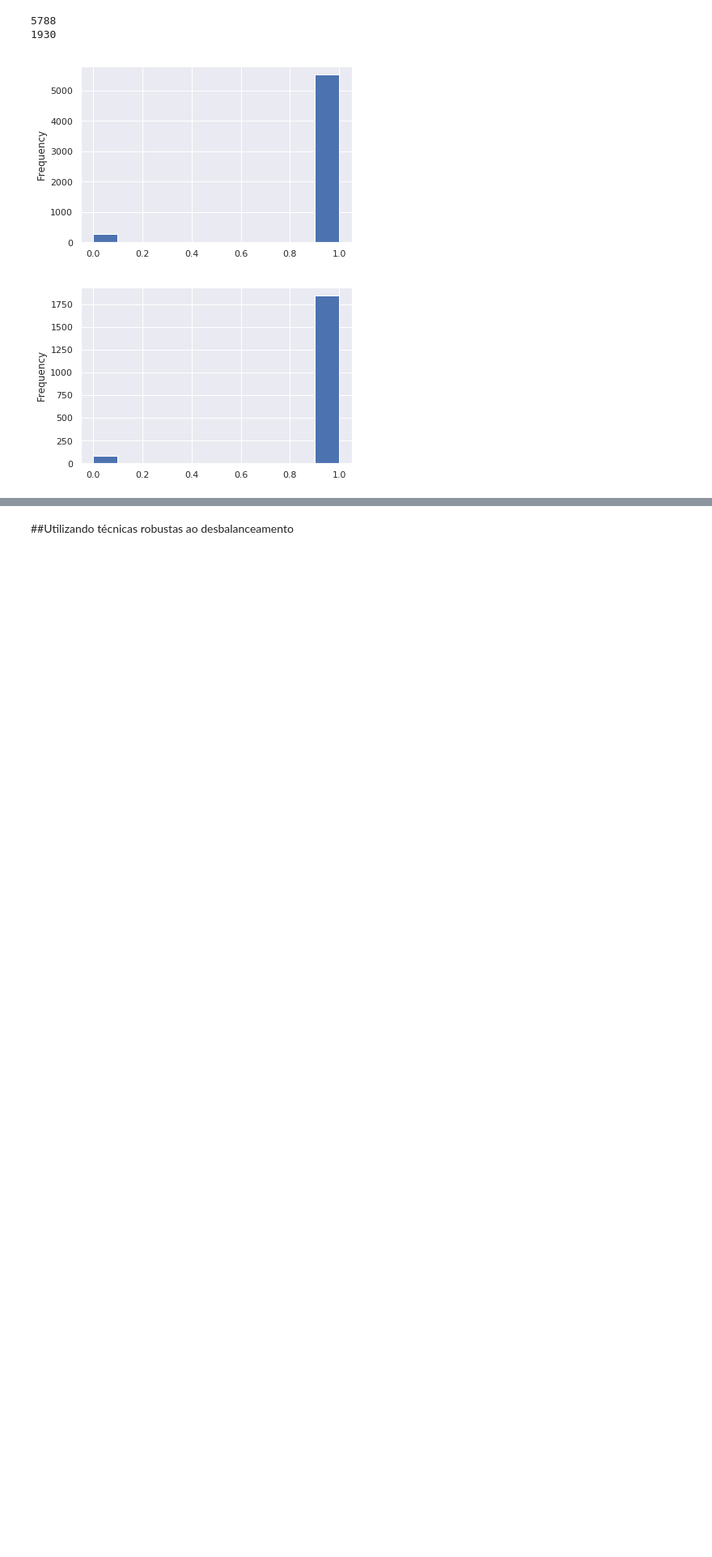
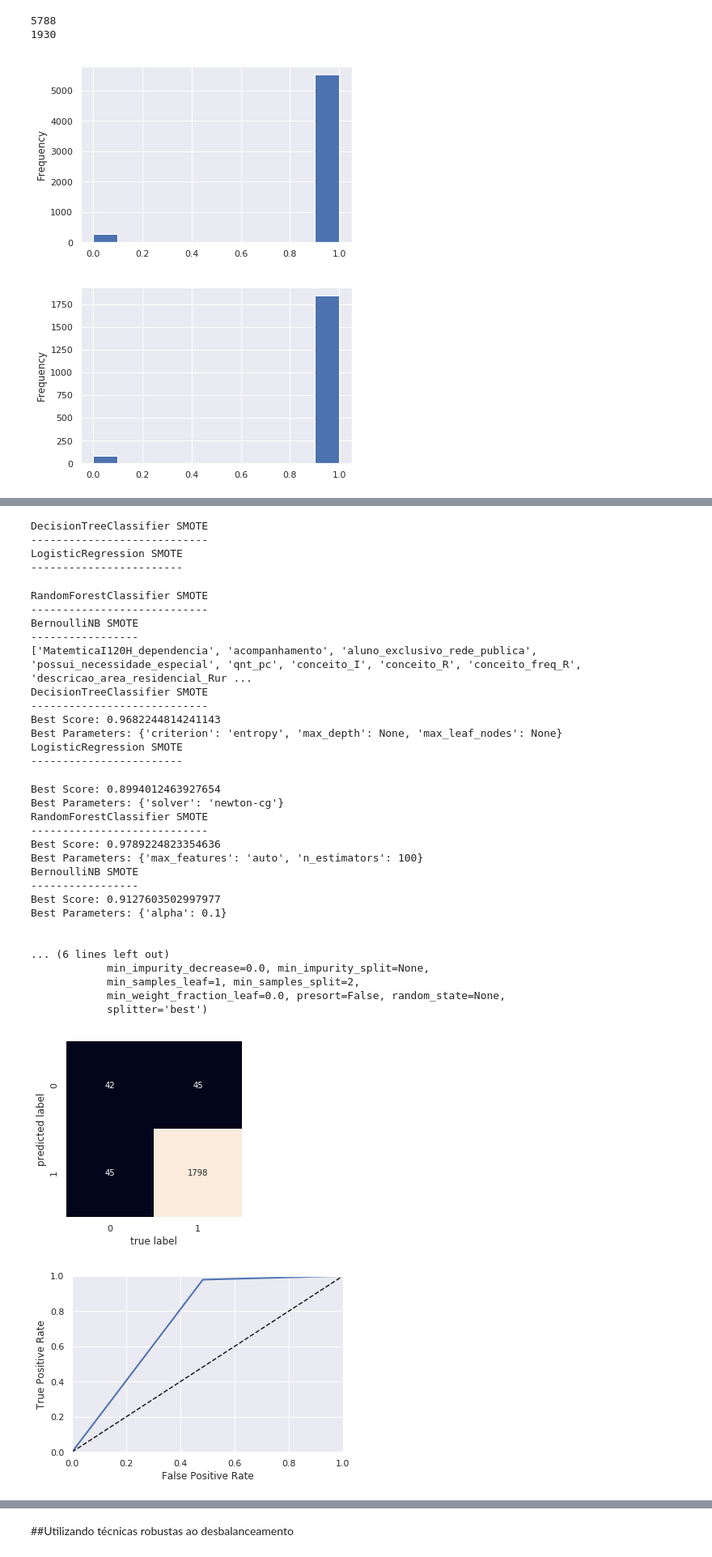
Before and after one commit to tmedeirosb/modelo_ifrn_integrado, a Jupyter notebook: PAPER_EXPERT_2.ipynb, the cells around one changed output, grey strips where cells are left out. Shown at 81% size. Cells and saved outputs as stored; diff of their text form; code cells hidden in the pictures; blank space fills up the shorter version.

```diff
--- a/PAPER_EXPERT_2.ipynb
+++ b/PAPER_EXPERT_2.ipynb
@@ -582,10 +612,0 @@ Best Parameters: {'alpha': 0.5}
-# %%
-#modelo sem balanceamento e com todos os atributos
-models_sem = make_list_model()
-
-#seleciona o melhor modelo
-select_model_tun(Xtrain, Xtest, ytrain, ytest, models_sem)
-
-#avaliacao dos modelos
-results = pd.DataFrame({'name' : [], 'precision' : [], 'recall' : [], 'f1' : [], 'auc' : [], 'g-mean' : [], 'std g-mean' : []})
-evaluating_models(models_sem, Xtest, ytest, results)
@@ -683,0 +613,61 @@ G-mean
+# %%
+#SELECIONA OS MELHORES ATRIBUTOS PARA O SMOTE SAMPLE
+models_smote = make_list_model("SMOTE")
+
+#balanceamento de dados
+rsm = SMOTE(random_state=42)
+X_smote, y_smote = rsm.fit_resample(Xtrain, ytrain)
+
+#mantem em formato de dataframe
+X_smote = pd.DataFrame(X_smote)
+X_smote.columns = Xtrain.columns
+
+#seleciona os melhores atributos
+select_attr(models_smote, X_smote, y_smote, Xtrain.columns)
+
+#ranking dos melhores atributos
+sorted_smote = show_ranking_attr(models_smote)
+
+#selecionando os melhores atributos
+select_best_attr_comite(sorted_smote, models_smote)
+
+#treina o modelo com os melhores atributos
+select_model_tun(X_smote, Xtest, y_smote, ytest, models_smote)
+
+#avalia os modelos
+results = evaluating_models(models_smote, Xtest, ytest, results)
+# %% [output]
+DecisionTreeClassifier SMOTE
+----------------------------
+LogisticRegression SMOTE
+------------------------
+RandomForestClassifier SMOTE
+----------------------------
+BernoulliNB SMOTE
+-----------------
+['MatemticaI120H_dependencia', 'acompanhamento', 'aluno_exclusivo_rede_publica', 'possui_necessidade_especial', 'qnt_pc', 'conceito_I', 'conceito_R', 'conceito_freq_R', 'descricao_area_residencial_Rur ...
+DecisionTreeClassifier SMOTE
+----------------------------
+Best Score: 0.9682244814241143
+Best Parameters: {'criterion': 'entropy', 'max_depth': None, 'max_leaf_nodes': None}
+LogisticRegression SMOTE
+------------------------
+Best Score: 0.8994012463927654
+Best Parameters: {'solver': 'newton-cg'}
+RandomForestClassifier SMOTE
+----------------------------
+Best Score: 0.9789224823354636
+Best Parameters: {'max_features': 'auto', 'n_estimators': 100}
+BernoulliNB SMOTE
+-----------------
+Best Score: 0.9127603502997977
+Best Parameters: {'alpha': 0.1}
+
+
+... (6 lines left out)
+            min_impurity_decrease=0.0, min_impurity_split=None,
+            min_samples_leaf=1, min_samples_split=2,
+            min_weight_fraction_leaf=0.0, presort=False, random_state=None,
+            splitter='best')
+[figure, added]
+[figure, added]
```
Also changed, not shown: parts of 31 cells of this notebook.
